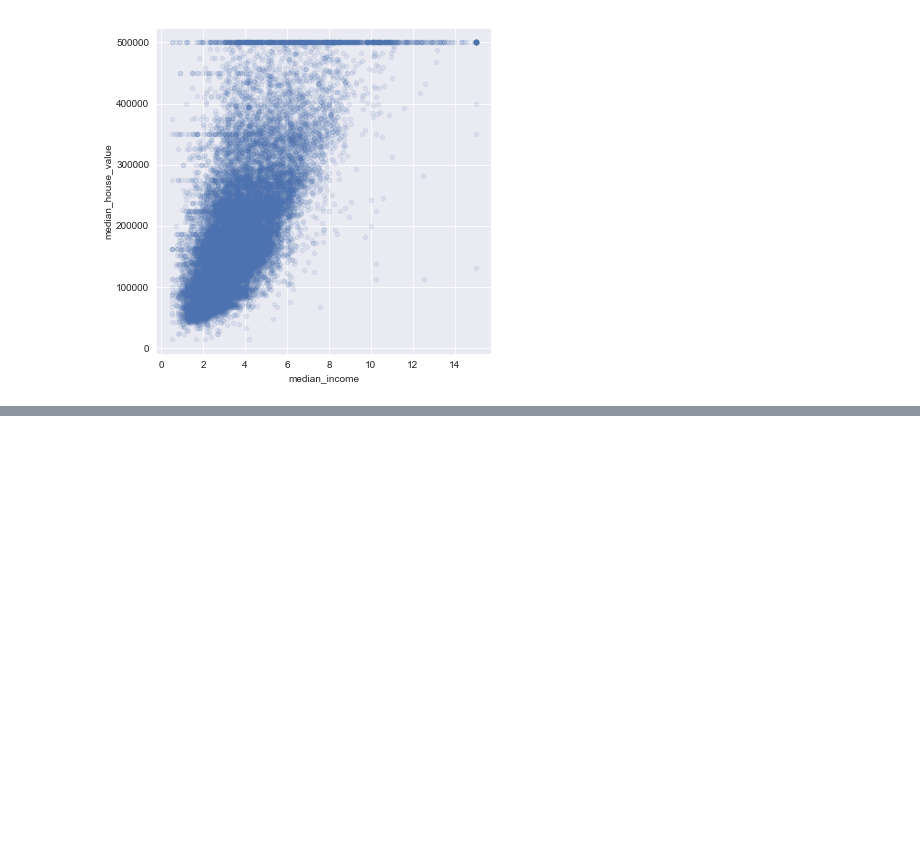
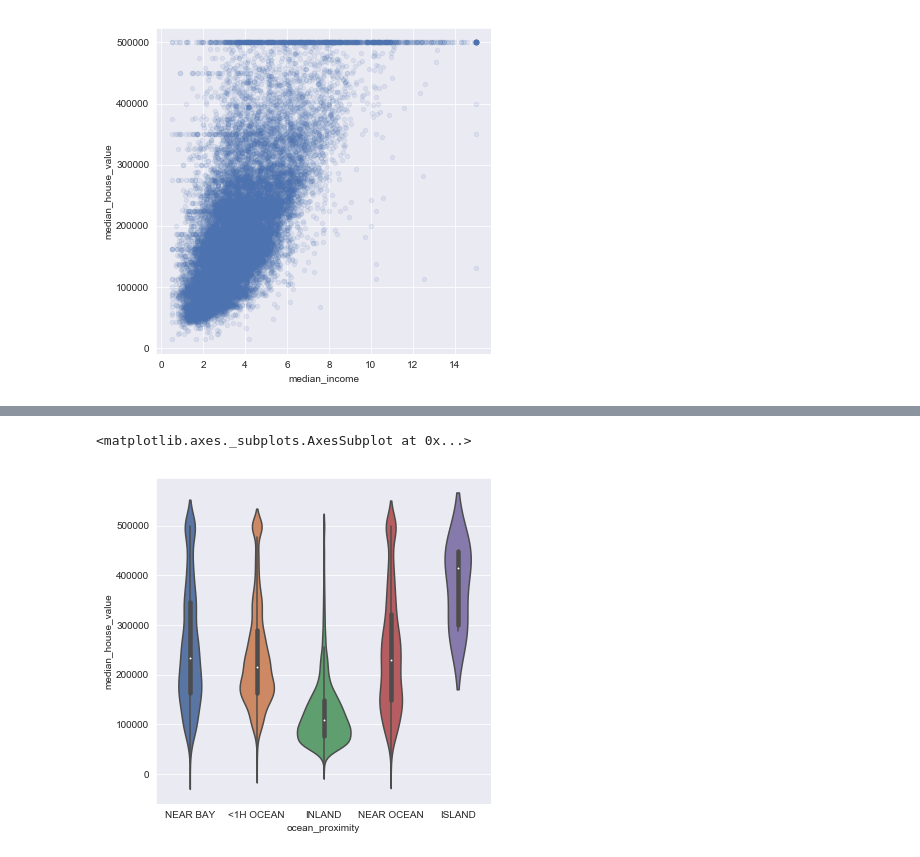
Before and after one commit to jbaeckn/machine-learning-notes, a Jupyter notebook: statistics/190320_machine_learning_statistics.ipynb, the cells around one changed output, grey strips where cells are left out. Drawn from its saved outputs; the diff is of its cells as text; code cells hidden in the pictures; blank space fills up the shorter version.

```diff
--- a/statistics/190320_machine_learning_statistics.ipynb
+++ b/statistics/190320_machine_learning_statistics.ipynb
@@ -349,0 +373,5 @@ housing_data.plot(kind='scatter', x='median_income', y='median_house_value', alp
+# %%
+sns.violinplot(x='ocean_proximity', y='median_house_value', data=housing_data)
+# %% [output]
+<matplotlib.axes._subplots.AxesSubplot at 0x...>
+[figure, added]
```
Also changed, not shown: parts of 5 cells of this notebook, 5 other files.
